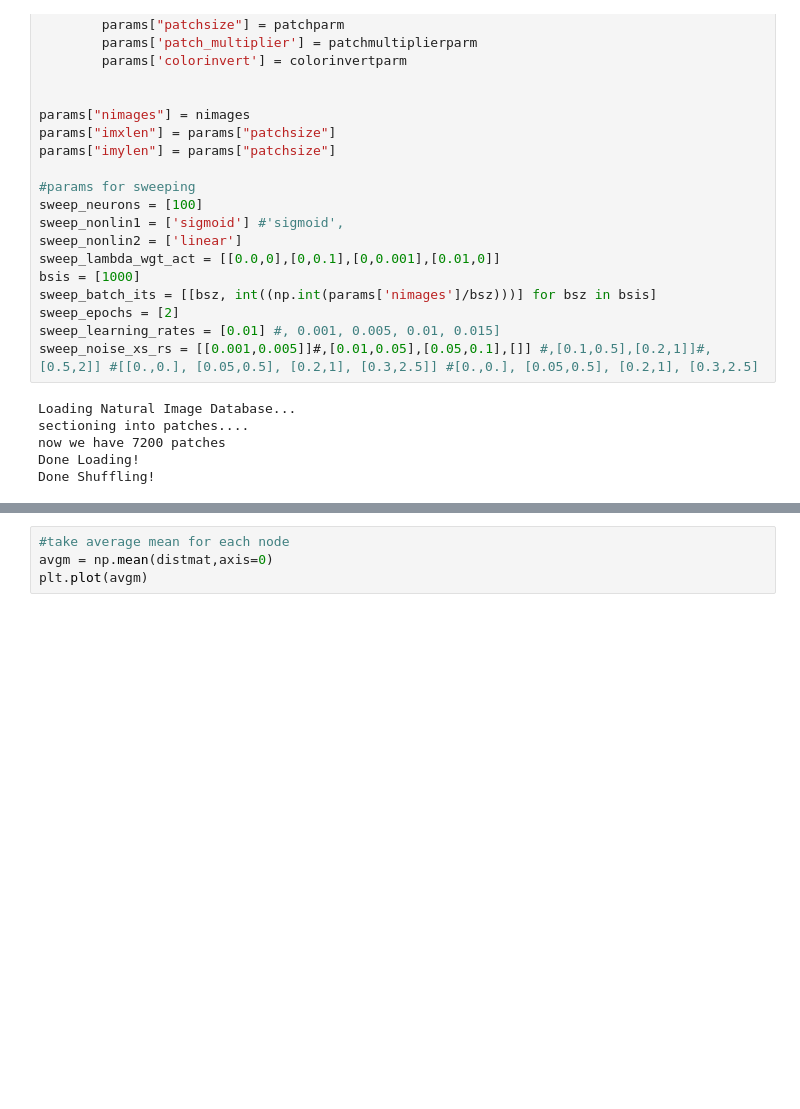
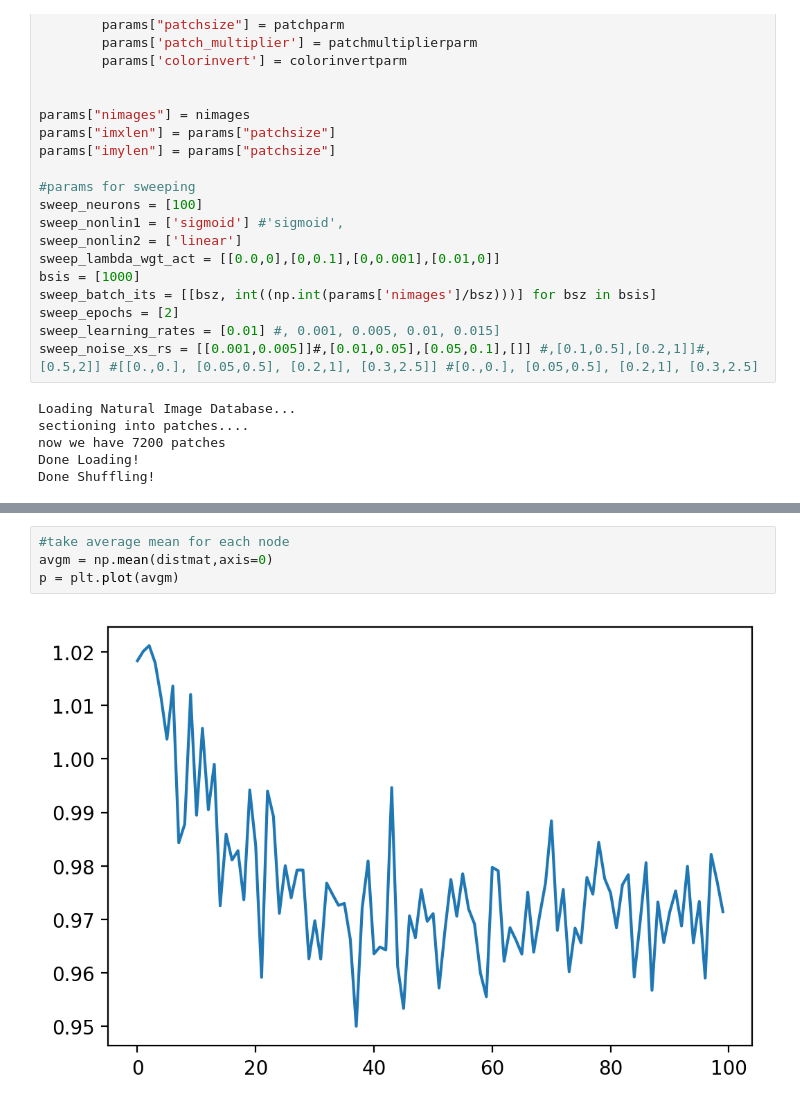
Before and after one commit to vdutell/NatVisAutoEncode, a Jupyter notebook: Image Autoencoder.ipynb, the cells around one changed output, grey strips where cells are left out. Cells and saved outputs as stored; diff of their text form; blank space fills up the shorter version.

```diff
--- a/Image Autoencoder.ipynb
+++ b/Image Autoencoder.ipynb
@@ -477,5 +513,7 @@ ccfs, plot = plu.measure_plot_act_corrs(activations)
 # %%
 #take average mean for each node
 avgm = np.mean(distmat,axis=0)
-plt.plot(avgm)
+p = plt.plot(avgm)
+# %% [output]
+[figure, added]
 # %%
```
Also changed, not shown: parts of 9 cells of this notebook, 1 other file.
